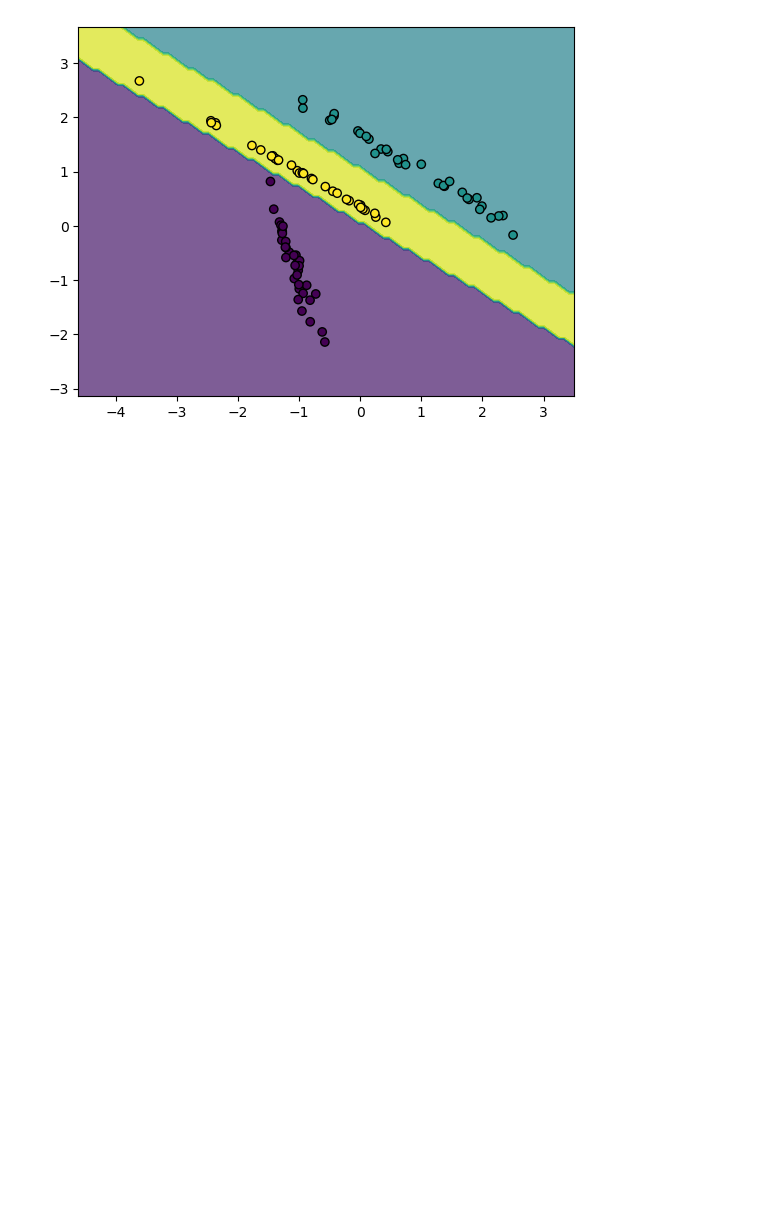
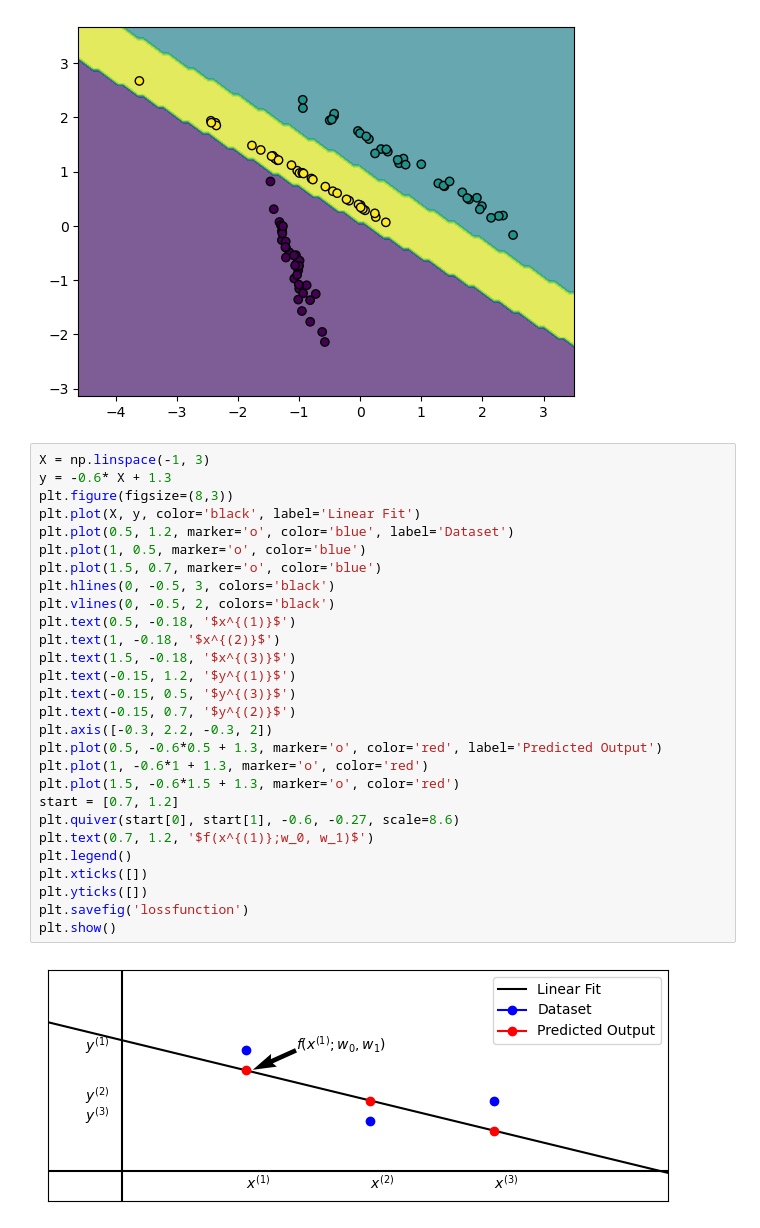
Before and after one commit to IIIL4KIII/MachineLearning, a Jupyter notebook: Theory/TheoryGraphs.ipynb, the cells around one changed output. Saved outputs shown, nothing was run; the diff lists cells and outputs as text; blank space fills up the shorter version.

```diff
--- a/Theory/TheoryGraphs.ipynb
+++ b/Theory/TheoryGraphs.ipynb
@@ -246,3 +246,33 @@ plt.savefig('softmax')
 plt.show()
 # %% [output]
 [figure]
+# %%
+X = np.linspace(-1, 3)
+y = -0.6* X + 1.3
+plt.figure(figsize=(8,3))
+plt.plot(X, y, color='black', label='Linear Fit')
+plt.plot(0.5, 1.2, marker='o', color='blue', label='Dataset')
+plt.plot(1, 0.5, marker='o', color='blue')
+plt.plot(1.5, 0.7, marker='o', color='blue')
+plt.hlines(0, -0.5, 3, colors='black')
+plt.vlines(0, -0.5, 2, colors='black')
+plt.text(0.5, -0.18, '$x^{(1)}$')
+plt.text(1, -0.18, '$x^{(2)}$')
+plt.text(1.5, -0.18, '$x^{(3)}$')
+plt.text(-0.15, 1.2, '$y^{(1)}$')
+plt.text(-0.15, 0.5, '$y^{(3)}$')
+plt.text(-0.15, 0.7, '$y^{(2)}$')
+plt.axis([-0.3, 2.2, -0.3, 2])
+plt.plot(0.5, -0.6*0.5 + 1.3, marker='o', color='red', label='Predicted Output')
+plt.plot(1, -0.6*1 + 1.3, marker='o', color='red')
+plt.plot(1.5, -0.6*1.5 + 1.3, marker='o', color='red')
+start = [0.7, 1.2]
+plt.quiver(start[0], start[1], -0.6, -0.27, scale=8.6)
+plt.text(0.7, 1.2, '$f(x^{(1)};w_0, w_1)$')
+plt.legend()
+plt.xticks([])
+plt.yticks([])
+plt.savefig('lossfunction')
+plt.show()
+# %% [output]
+[figure, added]
```
Also changed, not shown: 14 other files.
